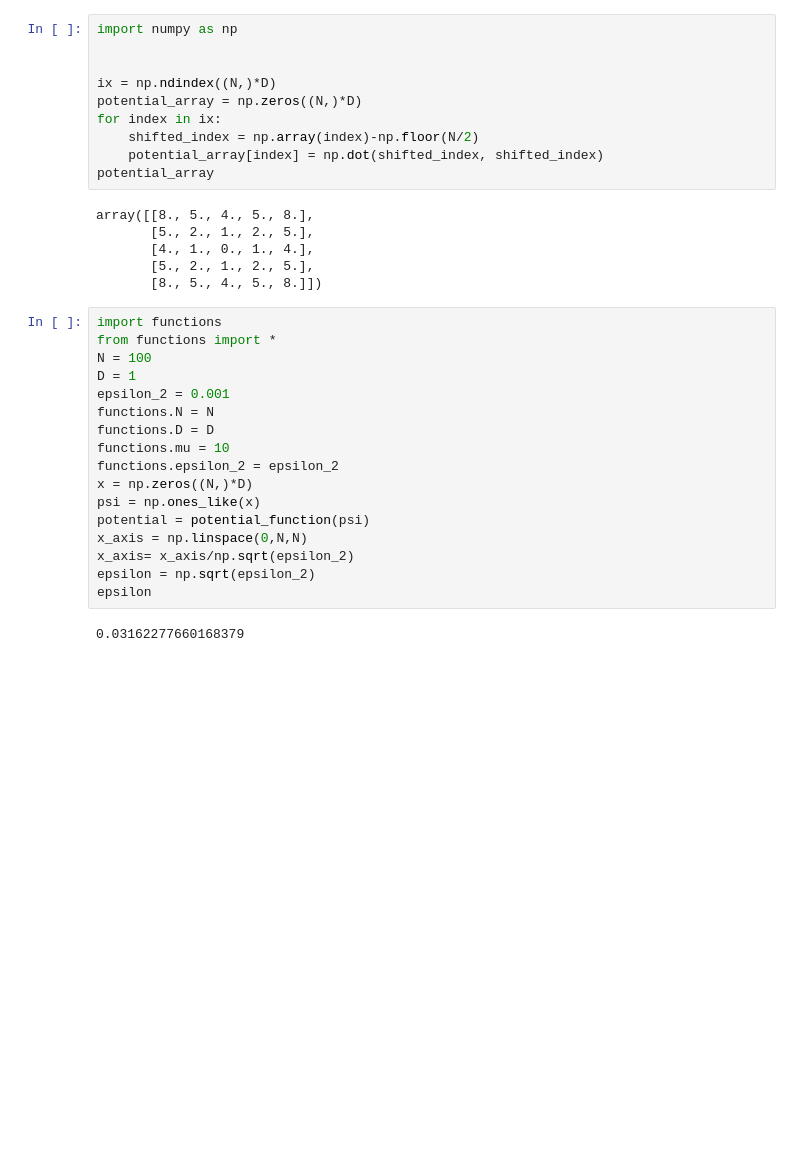
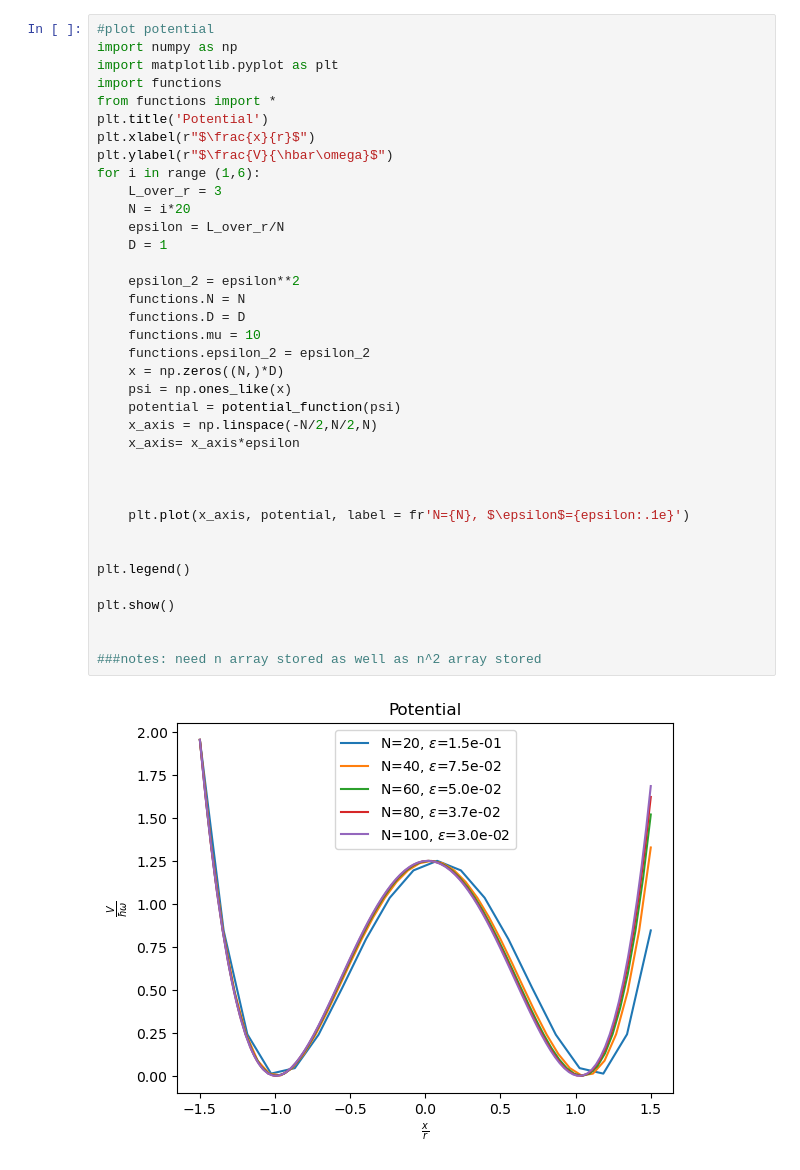
Before and after one commit to Quanta-Dan/comp_phys, a Jupyter notebook: debugging.ipynb, the cells around one changed output. Drawn from its saved outputs; the diff is of its cells as text; blank space fills up the shorter version.

```diff
--- a/debugging.ipynb
+++ b/debugging.ipynb
@@ -22,36 +1,40 @@ print(indices_array_2)
-# %%
-import numpy as np
-
-
-ix = np.ndindex((N,)*D)
-potential_array = np.zeros((N,)*D)
-for index in ix:
-    shifted_index = np.array(index)-np.floor(N/2)
-    potential_array[index] = np.dot(shifted_index, shifted_index)
-potential_array
-# %% [output]
-array([[8., 5., 4., 5., 8.],
-       [5., 2., 1., 2., 5.],
-       [4., 1., 0., 1., 4.],
-       [5., 2., 1., 2., 5.],
-       [8., 5., 4., 5., 8.]])
 # %%
+#plot potential
+import numpy as np
+import matplotlib.pyplot as plt
 import functions
 from functions import *
-N = 100
-D = 1
-epsilon_2 = 0.001
-functions.N = N
-functions.D = D
-functions.mu = 10
-functions.epsilon_2 = epsilon_2
-x = np.zeros((N,)*D)
-psi = np.ones_like(x)
-potential = potential_function(psi)
-x_axis = np.linspace(0,N,N)
-x_axis= x_axis/np.sqrt(epsilon_2)
-epsilon = np.sqrt(epsilon_2)
-epsilon
+plt.title('Potential')
+plt.xlabel(r"$\frac{x}{r}$")
+plt.ylabel(r"$\frac{V}{\hbar\omega}$")
+for i in range (1,6):
+    L_over_r = 3
+    N = i*20
+    epsilon = L_over_r/N
+    D = 1
+
+    epsilon_2 = epsilon**2
+    functions.N = N
+    functions.D = D
+    functions.mu = 10
+    functions.epsilon_2 = epsilon_2
+    x = np.zeros((N,)*D)
+    psi = np.ones_like(x)
+    potential = potential_function(psi)
+    x_axis = np.linspace(-N/2,N/2,N)
+    x_axis= x_axis*epsilon
+
+
+
+    plt.plot(x_axis, potential, label = fr'N={N}, $\epsilon$={epsilon:.1e}')
+
+
+plt.legend()
+
+plt.show()
+
+
+###notes: need n array stored as well as n^2 array stored
 # %% [output]
-0.03162277660168379
+[figure, added]
 # %%
```
Also changed, not shown: parts of 4 cells of this notebook, 3 other files.
